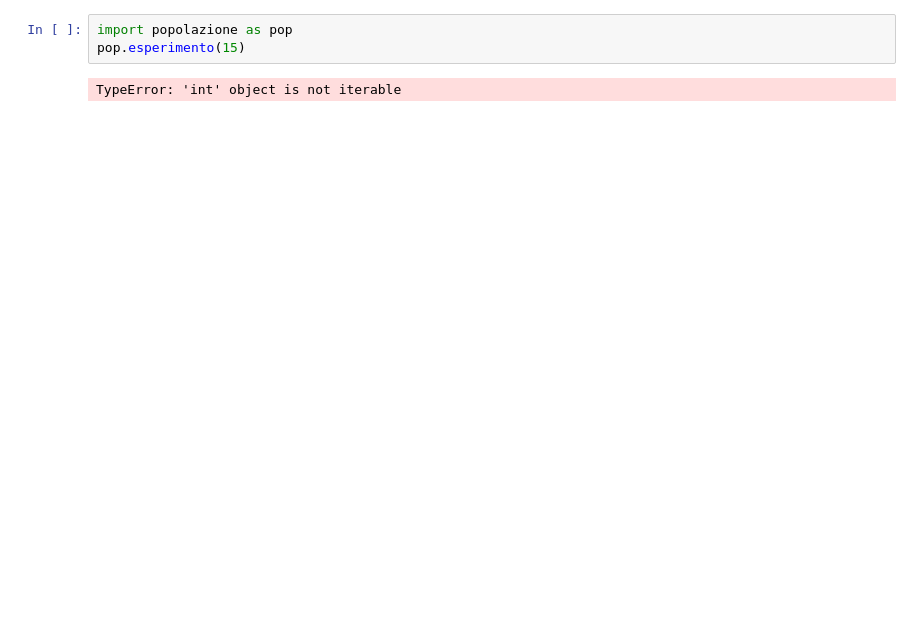
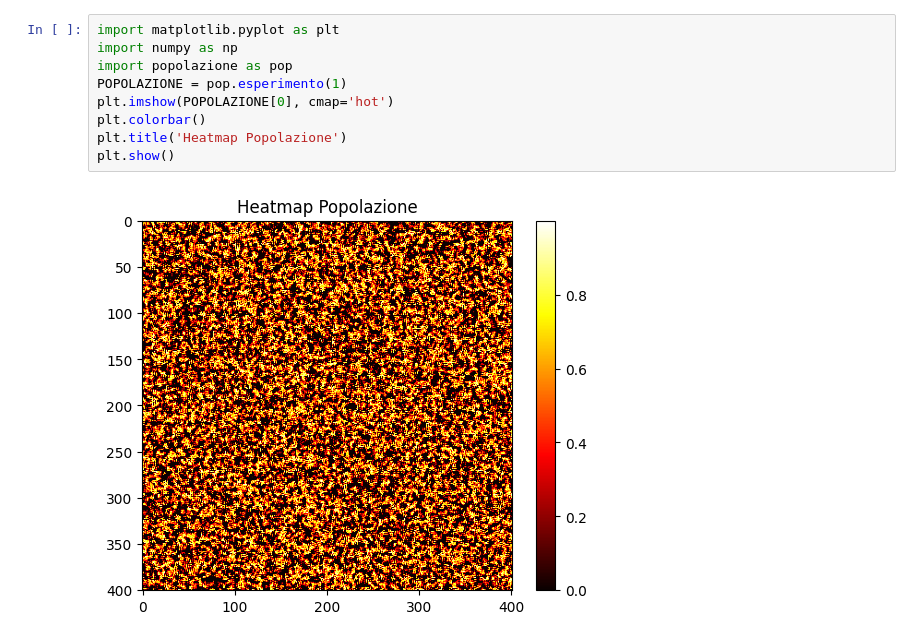
Before and after one commit to Holeryn/Metodi-Computazionali, a Jupyter notebook: progetto/esperimento.ipynb, the cells around one changed output. Cells and saved outputs as stored; diff of their text form; blank space fills up the shorter version.

```diff
--- a/progetto/esperimento.ipynb
+++ b/progetto/esperimento.ipynb
@@ -1,5 +1,11 @@
 # %%
+import matplotlib.pyplot as plt
+import numpy as np
 import popolazione as pop
-pop.esperimento(15)
+POPOLAZIONE = pop.esperimento(1)
+plt.imshow(POPOLAZIONE[0], cmap='hot')
+plt.colorbar()
+plt.title('Heatmap Popolazione')
+plt.show()
 # %% [output]
-TypeError: 'int' object is not iterable
+[figure, added]
```
Also changed, not shown: parts of 3 cells of this notebook, 2 other files.
